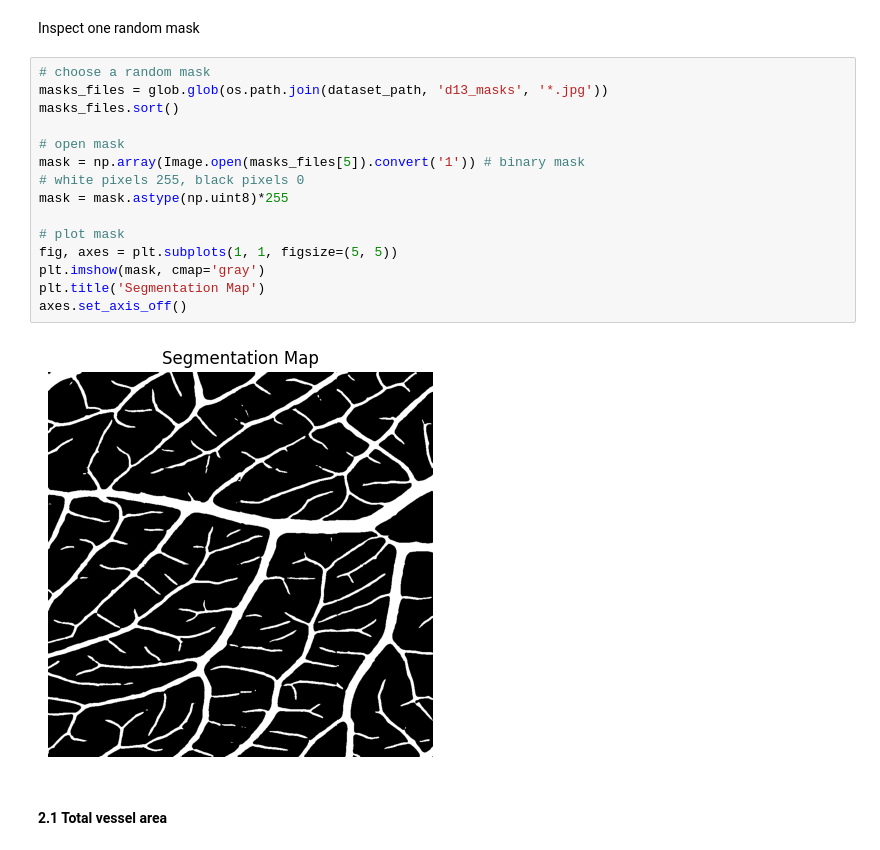
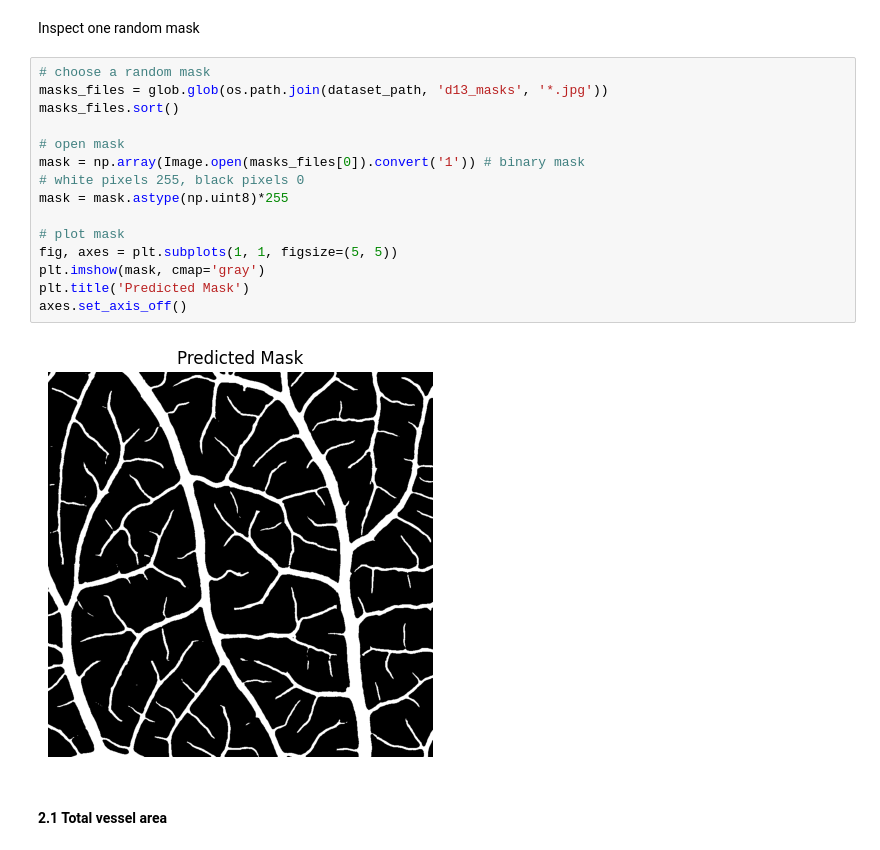
Before and after one commit to yihu111/master-thesis, a Jupyter notebook: 05_analysis/quantification.ipynb, the cells around one changed output. Cells and saved outputs as stored; diff of their text form.

```diff
--- a/05_analysis/quantification.ipynb
+++ b/05_analysis/quantification.ipynb
@@ -38,20 +38,20 @@ Inspect one random mask
 # %%
 # choose a random mask
 masks_files = glob.glob(os.path.join(dataset_path, 'd13_masks', '*.jpg'))
 masks_files.sort()
 
 # open mask
-mask = np.array(Image.open(masks_files[5]).convert('1')) # binary mask
+mask = np.array(Image.open(masks_files[0]).convert('1')) # binary mask
 # white pixels 255, black pixels 0
 mask = mask.astype(np.uint8)*255
 
 # plot mask
 fig, axes = plt.subplots(1, 1, figsize=(5, 5))
 plt.imshow(mask, cmap='gray')
-plt.title('Segmentation Map')
+plt.title('Predicted Mask')
 axes.set_axis_off()
 # %% [output]
-[figure, old version]
+[figure, new version]
 # %% [markdown]
 #### 2.1 Total vessel area
 # %%
```
Also changed, not shown: parts of 28 cells of this notebook, 1 other file.
